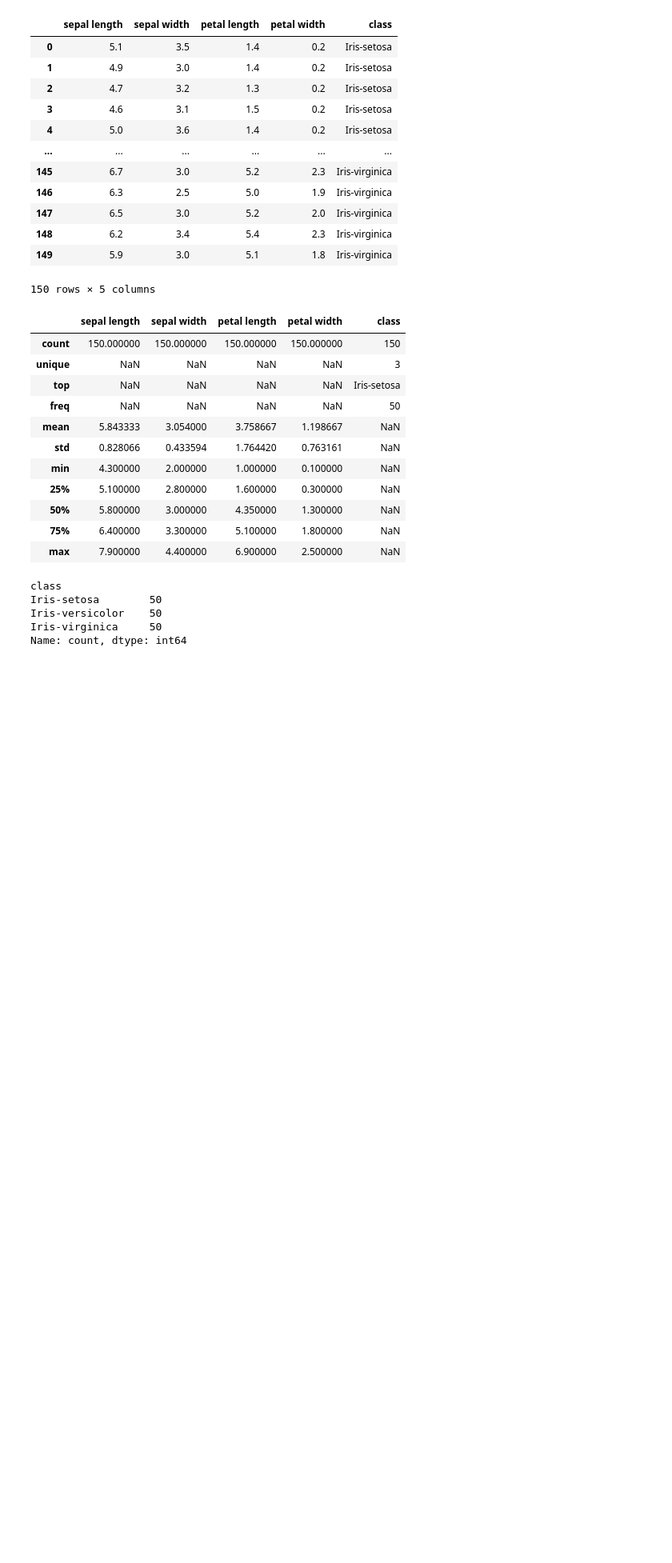
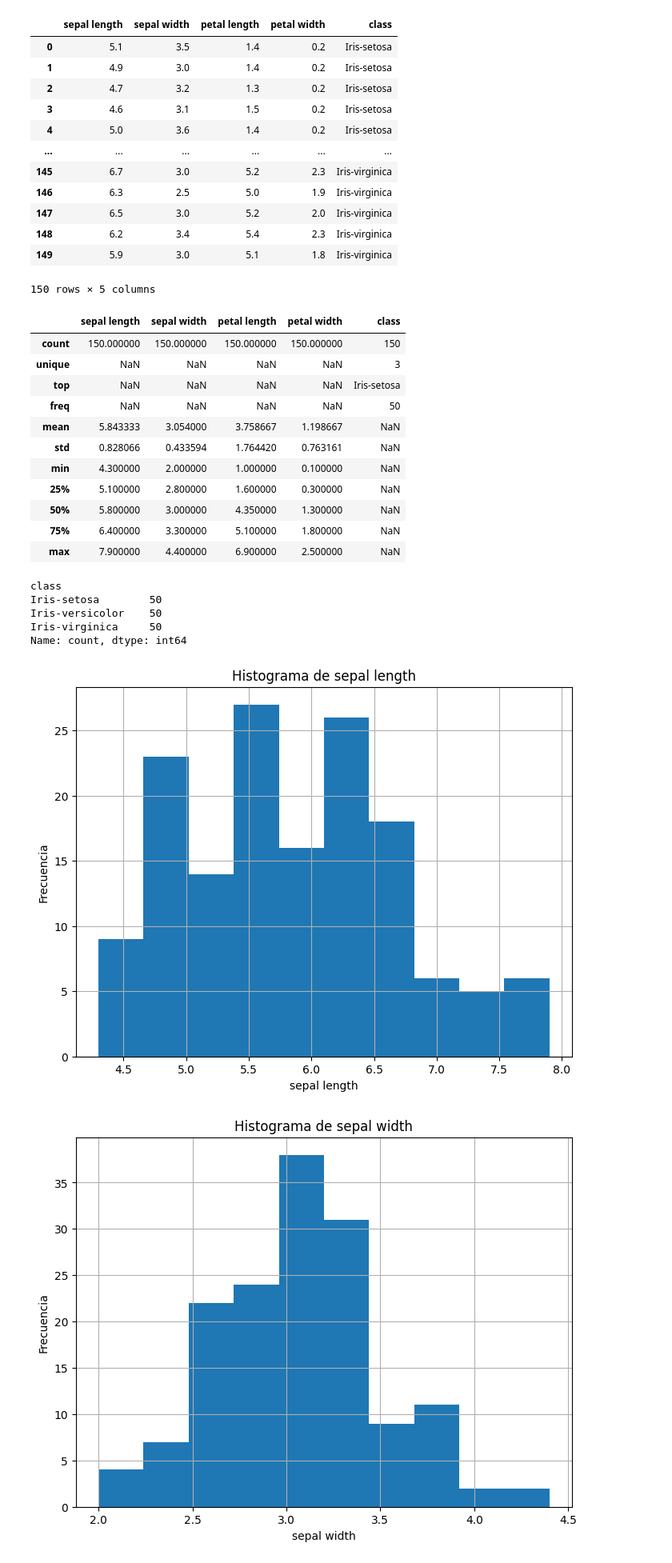
Before and after one commit to crst1970/uv_s2_25, a Jupyter notebook: Mineria/Data_iris.ipynb, the cells around one changed output. Shown: that part at 80% size. Saved outputs shown, nothing was run; the diff lists cells and outputs as text; code cells hidden in the pictures; blank space fills up the shorter version.

```diff
--- a/Mineria/Data_iris.ipynb
+++ b/Mineria/Data_iris.ipynb
@@ -53,3 +53,16 @@ Iris-setosa        50
 Iris-versicolor    50
 Iris-virginica     50
 Name: count, dtype: int64
+# %%
+import matplotlib.pyplot as plt
+
+for i, column in enumerate(data.columns[:-1]):  # Excluir la última columna (class)
+    plt.figure(figsize=(8, 6))
+    data[column].hist(bins=10)
+    plt.title(f'Histograma de {column}')
+    plt.xlabel(column)
+    plt.ylabel('Frecuencia')
+    plt.show()
+# %% [output]
+[figure, added]
+[figure, added]
```
Also changed, not shown: parts of 9 cells of this notebook, 26 other files.
